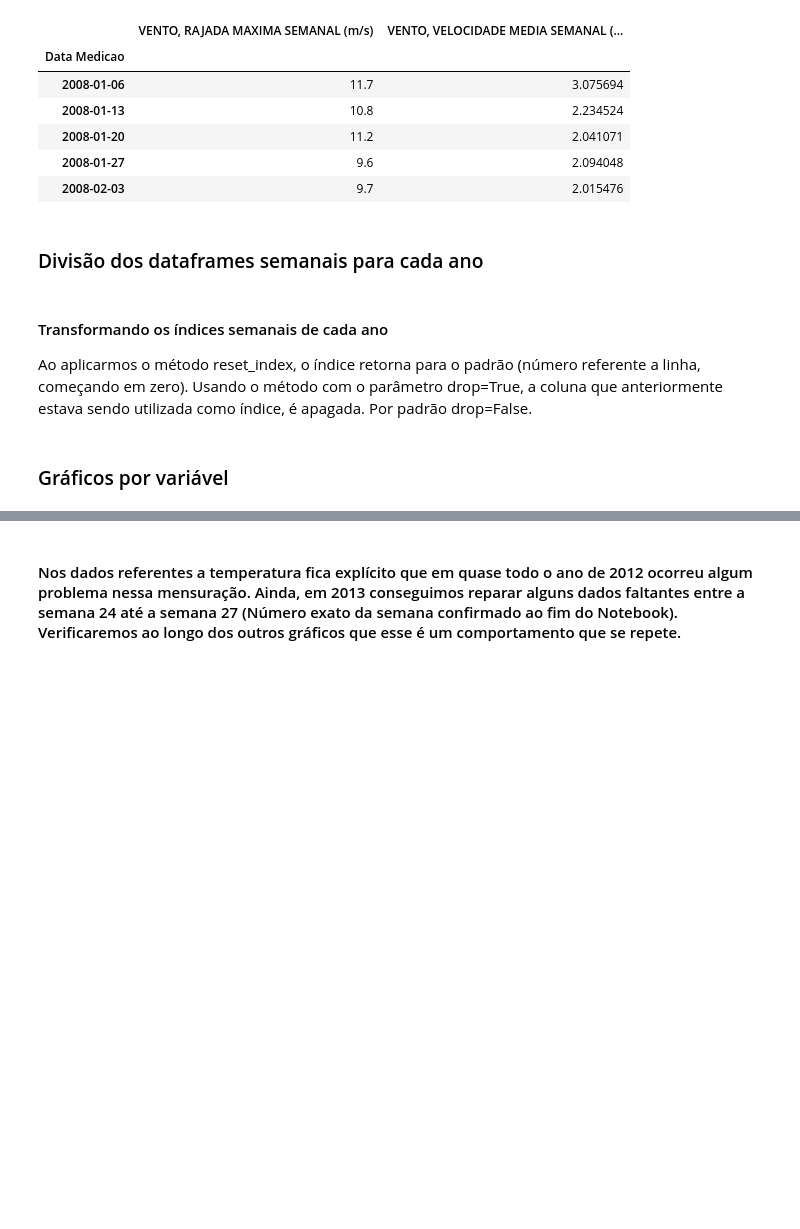
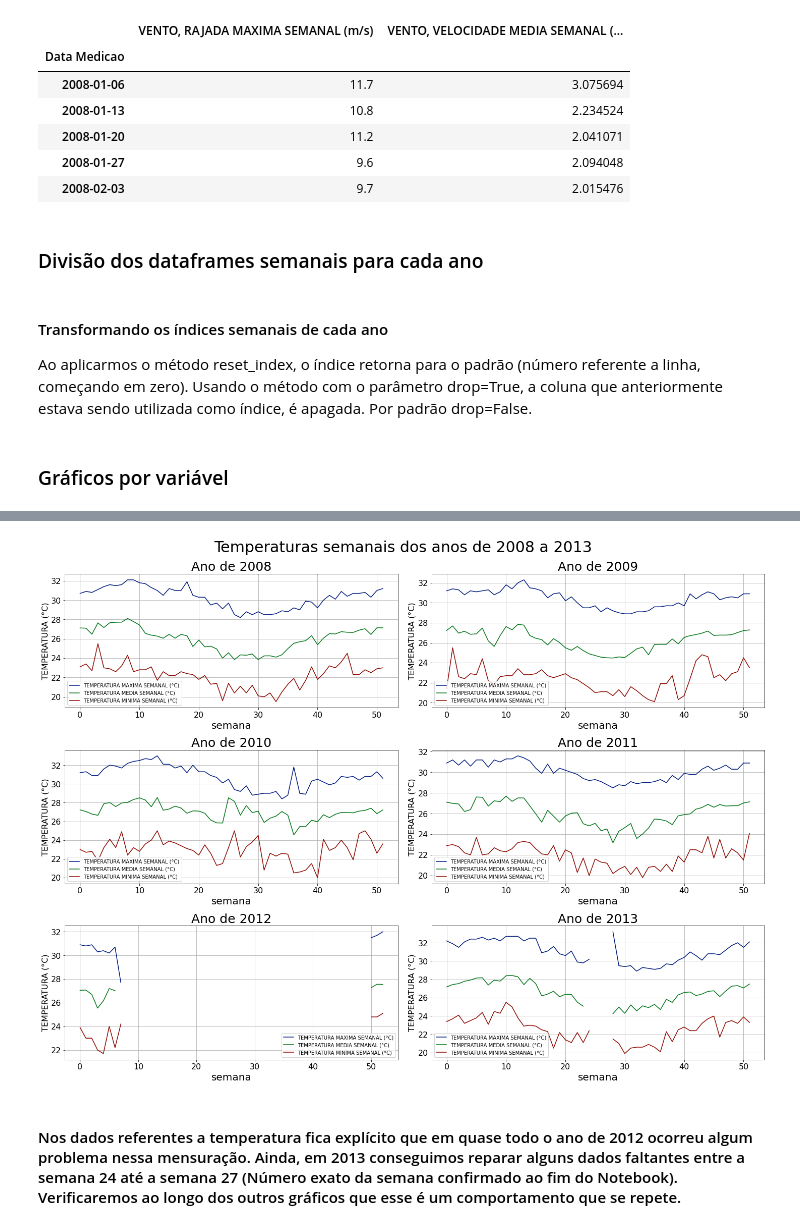
Before and after one commit to V-kr0pt/previsao-de-demanda, a Jupyter notebook: Jupyter/Dados_Meteorologicos_Semanais.ipynb, the cells around one changed output, grey strips where cells are left out. Drawn from its saved outputs; the diff is of its cells as text; code cells hidden in the pictures; blank space fills up the shorter version.

Commit message:
GraficosSemanaisTemp-v2.1
Nesse momento foi utilizado o for para enxugar o código dos gráficos de temperatura

```diff
--- a/Jupyter/Dados_Meteorologicos_Semanais.ipynb
+++ b/Jupyter/Dados_Meteorologicos_Semanais.ipynb
@@ -316,3 +241,55 @@ f1_axes[2,1].legend();
+# %%
+#plotar gráficos temperatura:
+
+plt.style.use('seaborn-dark-palette')
+fig1, f1_axes = plt.subplots(ncols=2, nrows=3, constrained_layout=True, figsize=(20,15))
+
+fig1.suptitle('Temperaturas semanais dos anos de 2008 a 2013',size=30)
+
+col_names_temp = ['TEMPERATURA MAXIMA SEMANAL (°C)',
+                  'TEMPERATURA MEDIA SEMANAL (°C)',
+                  'TEMPERATURA MINIMA SEMANAL (°C)'
+                 ]
+
+label_x = 'semana'
+label_y_temp = 'TEMPERATURA (°C)'
+for nome_coluna in col_names_temp:
+    #primeiro plot
+    f1_axes[0,0].plot(df_temp_08[nome_coluna], label = nome_coluna)
+
+    #segundo plot
+    f1_axes[0,1].plot(df_temp_09[nome_coluna], label = nome_coluna)
+
+    #terceiro plot
+    f1_axes[1,0].plot(df_temp_10[nome_coluna], label = nome_coluna)
+
+    #quarto plot
+    f1_axes[1,1].plot(df_temp_11[nome_coluna], label = nome_coluna)
+
+    #quinto plot
+    f1_axes[2,0].plot(df_temp_12[nome_coluna], label = nome_coluna)
+
+    #sexto plot
+    f1_axes[2,1].plot(df_temp_13[nome_coluna], label = nome_coluna)
+
+ano_inicial = 2008
+
+for i in range(3):
+    for j in range(2):
+        f1_axes[i,j].set_title(f'Ano de {ano_inicial}', size=25)
+
+        f1_axes[i,j].set_xlabel(label_x,size=20)
+        f1_axes[i,j].set_ylabel(label_y_temp,size=16)
+
+        f1_axes[i,j].tick_params(axis='x', labelsize=16)
+        f1_axes[i,j].tick_params(axis='y', labelsize=16)
+
+        f1_axes[i,j].grid()
+        f1_axes[i,j].legend()
+
+        ano_inicial = ano_inicial + 1
+# %% [output]
+[figure, added]
 # %% [markdown]
 #### Nos dados referentes a temperatura fica explícito que em quase todo o ano de 2012 ocorreu algum problema nessa mensuração. Ainda, em 2013 conseguimos reparar alguns dados faltantes entre a semana 24 até a semana 27 (Número exato da semana confirmado ao fim do Notebook). Verificaremos ao longo dos outros gráficos que esse é um comportamento que se repete.
 # %%
```
Also changed, not shown: parts of 5 cells of this notebook.
